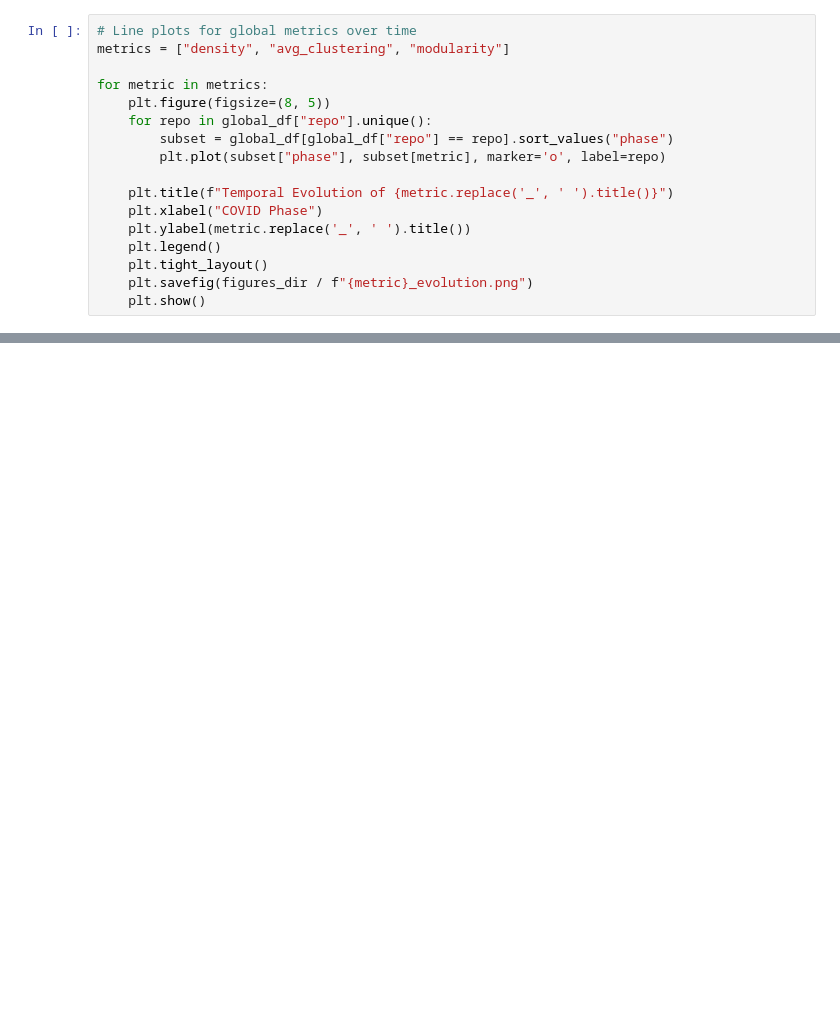
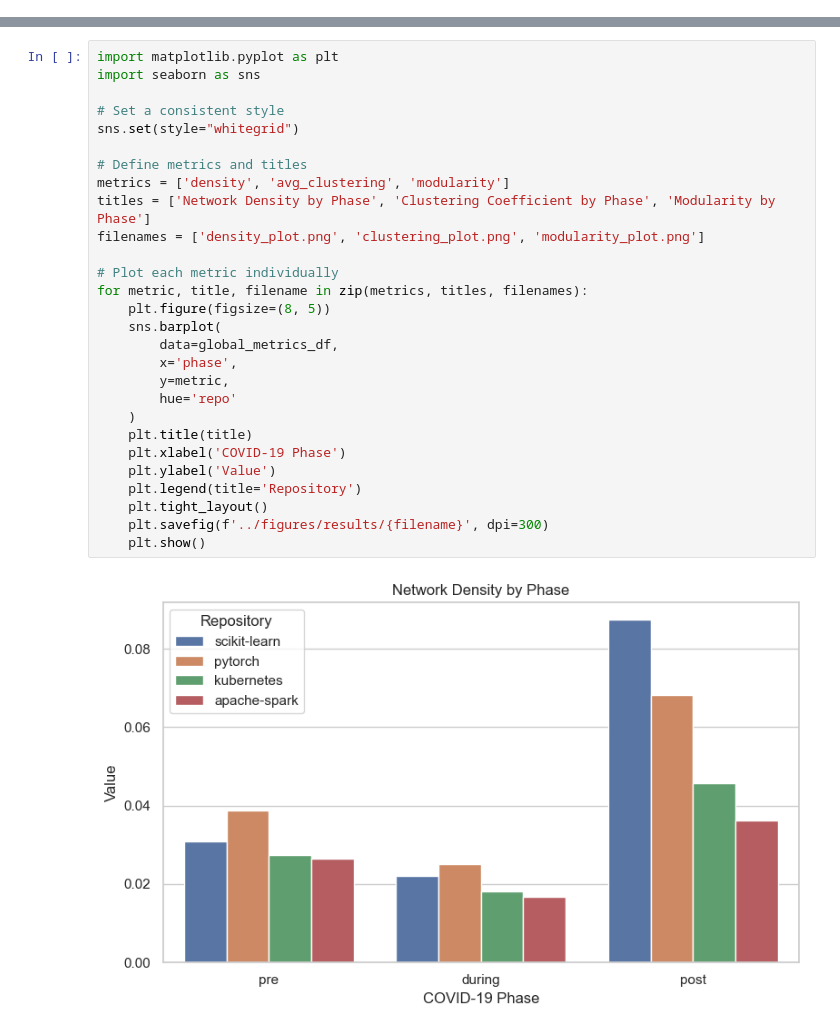
Before and after one commit to NJMiels013/The-Evolution-of-Collaboration-in-Open-Source-Software, a Jupyter notebook: scripts/Visualize_Results.ipynb, the cells around one changed output, grey strips where cells are left out. Drawn from its saved outputs; the diff is of its cells as text; blank space fills up the shorter version.

```diff
--- a/scripts/Visualize_Results.ipynb
+++ b/scripts/Visualize_Results.ipynb
@@ -15,17 +0,0 @@ turnover_df = pd.read_csv(results_dir / "node_edge_turnover.csv")
-# %%
-# Line plots for global metrics over time
-metrics = ["density", "avg_clustering", "modularity"]
-
-for metric in metrics:
-    plt.figure(figsize=(8, 5))
-    for repo in global_df["repo"].unique():
-        subset = global_df[global_df["repo"] == repo].sort_values("phase")
-        plt.plot(subset["phase"], subset[metric], marker='o', label=repo)
-
-    plt.title(f"Temporal Evolution of {metric.replace('_', ' ').title()}")
-    plt.xlabel("COVID Phase")
-    plt.ylabel(metric.replace('_', ' ').title())
-    plt.legend()
-    plt.tight_layout()
-    plt.savefig(figures_dir / f"{metric}_evolution.png")
-    plt.show()
@@ -88,0 +28,30 @@ plt.show()
+# %%
+import matplotlib.pyplot as plt
+import seaborn as sns
+
+# Set a consistent style
+sns.set(style="whitegrid")
+
+# Define metrics and titles
+metrics = ['density', 'avg_clustering', 'modularity']
+titles = ['Network Density by Phase', 'Clustering Coefficient by Phase', 'Modularity by Phase']
+filenames = ['density_plot.png', 'clustering_plot.png', 'modularity_plot.png']
+
+# Plot each metric individually
+for metric, title, filename in zip(metrics, titles, filenames):
+    plt.figure(figsize=(8, 5))
+    sns.barplot(
+        data=global_metrics_df,
+        x='phase',
+        y=metric,
+        hue='repo'
+    )
+    plt.title(title)
+    plt.xlabel('COVID-19 Phase')
+    plt.ylabel('Value')
+    plt.legend(title='Repository')
+    plt.tight_layout()
+    plt.savefig(f'../figures/results/{filename}', dpi=300)
+    plt.show()
+# %% [output]
+[figure, added]
```
Also changed, not shown: parts of 7 cells of this notebook, 41 other files.
